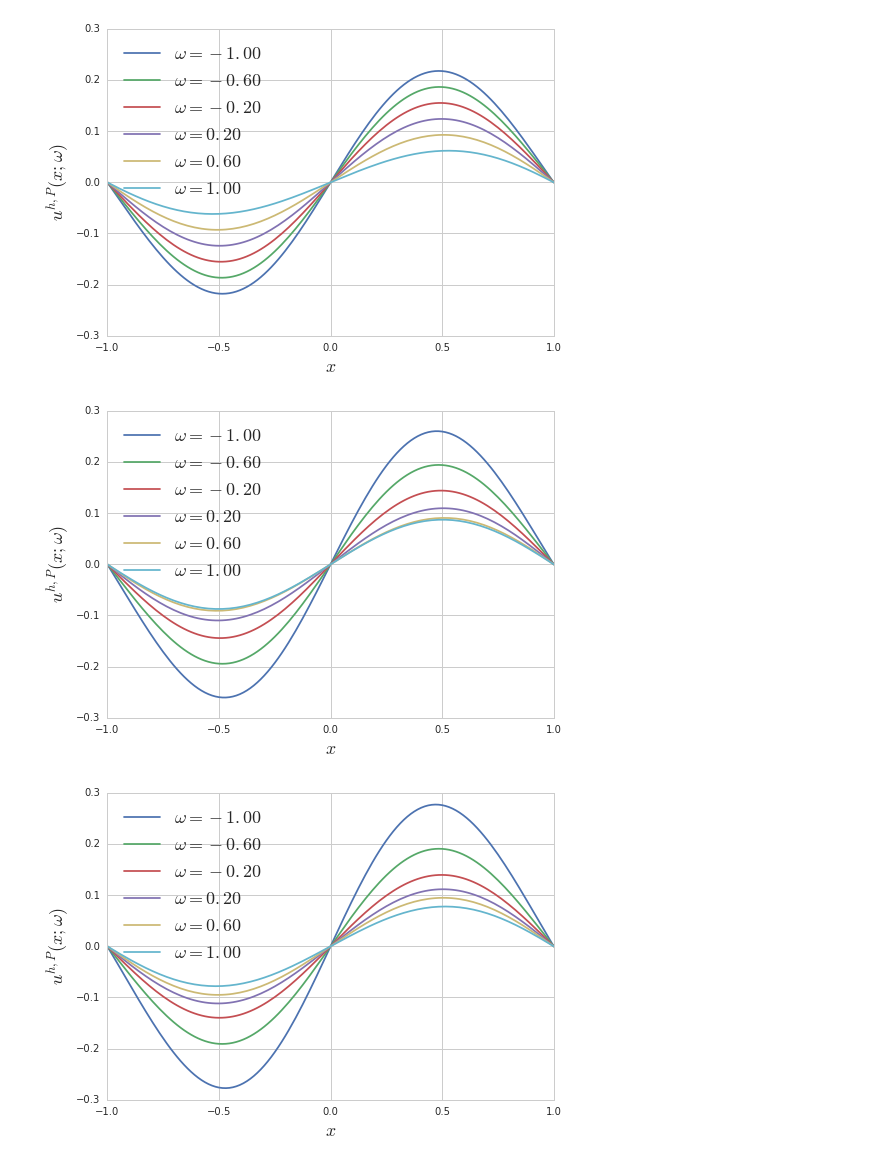
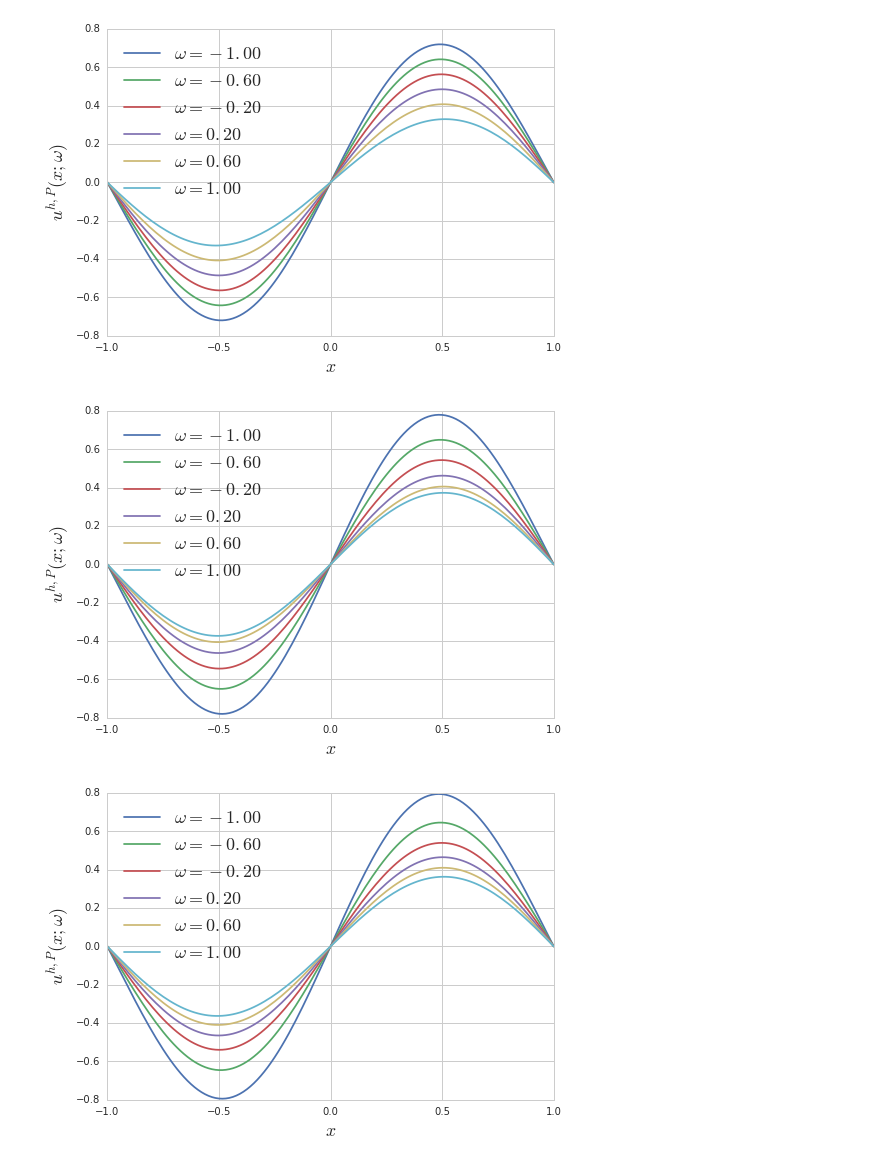
Before and after one commit to alcarney/polynomial_chaos, a Jupyter notebook: src/oned_stochastic.ipynb, the cells around one changed output. Cells and saved outputs as stored; diff of their text form; code cells hidden in the pictures.

```diff
--- a/src/oned_stochastic.ipynb
+++ b/src/oned_stochastic.ipynb
@@ -8,41 +8,44 @@ import matplotlib.pyplot as plt
 
 import seaborn as sns
 sns.set_style('whitegrid')
+# %%
+
+# Define the right hand side
+def f(x):
+    return 4*pi**2 * sin(pi*x)
+
+# Set most of the parameters
+N, d, eps, mu = 128, 1, 10e-1, 1
+
+
+# Discretise the domain and set some values for
+# omega we want realised
+xs = np.linspace(-1, 1, N+1)
+ws = np.linspace(-1, 1, 6)
 # %%
 # -------------- REALISATION PLOTS ------------
 
-# Define the right hand side
-def f(x):
-    return pi**2 * sin(pi*x)
-
-# Set most of the parameters
-N, d, eps, mu = 128, 1, 10e-1, 1
-
-# Discretise the domain and set some values for
-# omega we want realised
-xs = np.linspace(-1, 1, N+1)
-ws = np.linspace(-1, 1, 6)
 
 for p in range(1,4):
 
     # Solve the system
     u = solve_system(N, d, p, eps, mu, f)
 
     # Create the plot
     fig, ax = plt.subplots(1)
 
     for w in ws:
         ax.plot(xs, realise(u, d, p, (w,)), label=r'$\omega = %.2f$' % w)
 
     ax.legend(loc=0, fontsize=18)
     ax.set_xlabel(r'$x$', fontsize=18)
     ax.set_ylabel(r'$u^{h,P}(x;\omega)$', fontsize=18)
 
     fig.savefig('oned-stochastic-realisations-1-%i.pdf' % p)
 # %% [output]
-[figure, old version]
+[figure, new version]
-[figure, old version]
+[figure, new version]
-[figure, old version]
+[figure, new version]
 # %%
 # -------------- EXPECTED VALUE PLOTS ---------------------\
 
```
Also changed, not shown: parts of 3 cells of this notebook, 8 other files.
